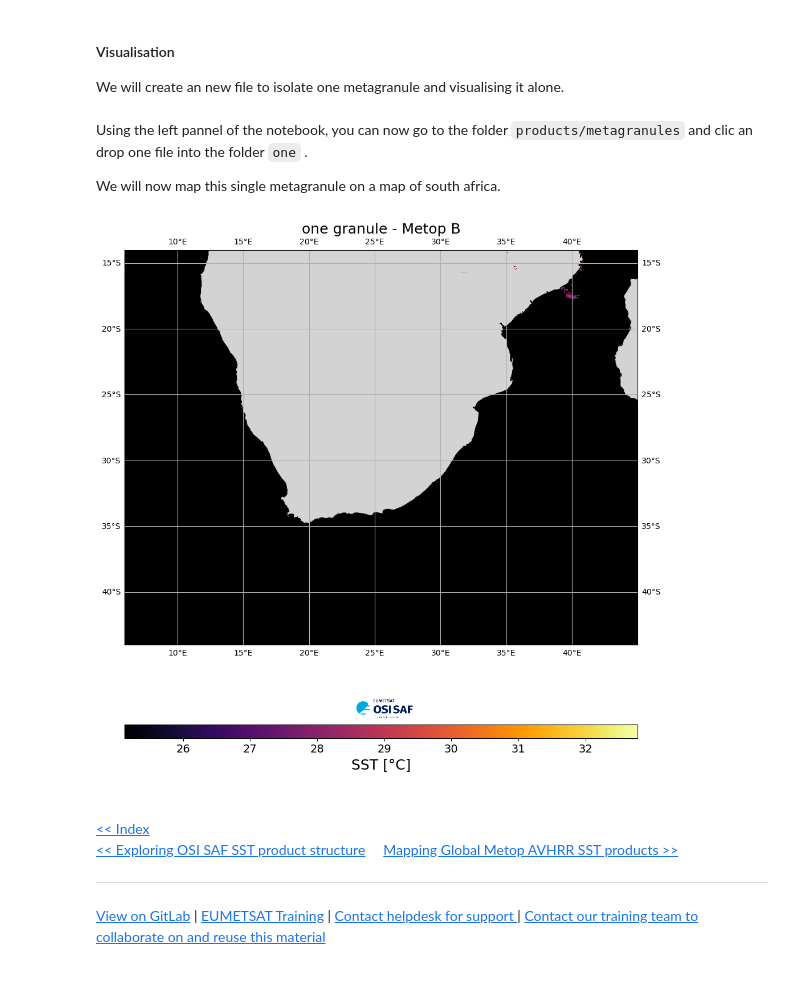
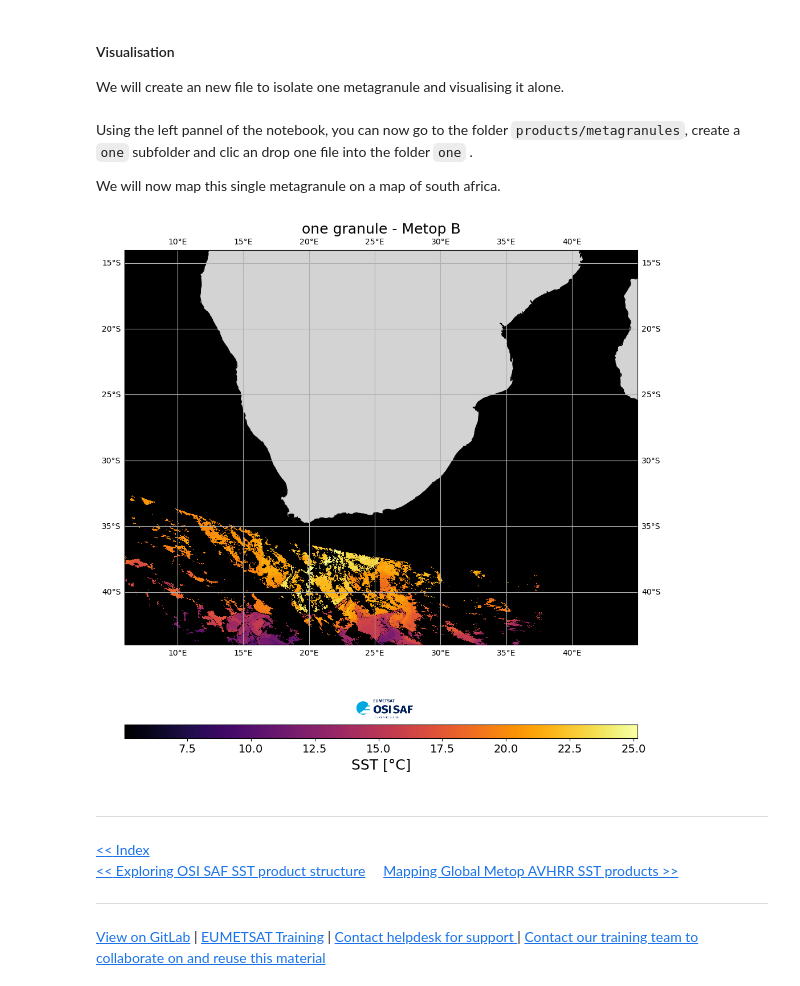
Before and after one commit to eumetsat/learn-osi-saf-sst, a Jupyter notebook: 1_OSI_SAF_sst_introductory/1_3a_OSI_SAF_SST_mapping_Metop_Metagranules.ipynb, the cells around one changed output. Saved outputs shown, nothing was run; the diff lists cells and outputs as text; code cells hidden in the pictures.

```diff
--- a/1_OSI_SAF_sst_introductory/1_3a_OSI_SAF_SST_mapping_Metop_Metagranules.ipynb
+++ b/1_OSI_SAF_sst_introductory/1_3a_OSI_SAF_SST_mapping_Metop_Metagranules.ipynb
@@ -122,7 +123,7 @@ def mapping_sst(dir, output_projection, cmap, ax=None, title="", region=None):
     # open and plot data
     for filename in os.listdir(dir):
         if filename.endswith(".nc"):
-            nc = xr.open_dataset(dir + '/' + filename)
+            nc = xr.open_dataset(os.path.join(dir, filename))
             lat = nc.variables['lat'][:]
             lon = nc.variables['lon'][:]
             sst = nc.variables['sea_surface_temperature'][:]
@@ -171,7 +172,8 @@ def add_colorbar(im, fig, orientation, cmap, discrete=False, extend='neither'):
     else:
         cb = plt.colorbar(im, orientation=orientation, cax=axc, extend=extend)
 
-    logo = plt.imread("../OSISAF_Name_Colour.png")
+    url = "https://gitlab.eumetsat.int/eumetlab/oceans/ocean-training/tools/frameworks/-/raw/main/img/OSISAF_Name_Colour.png"
+    logo = np.array(Image.open(urllib.request.urlopen(url)))
 
     ax.imshow(logo)
     ax.axis('off')
@@ -279,33 +281,32 @@ add_colorbar(im1, fig, orientation="vertical", cmap=cmap)
 #### Visualisation
 We will create an new file to isolate one metagranule and visualising it alone.
 # %%
-download_dir = os.path.join(os.getcwd(), "products/metagranules/one")
-os.makedirs(download_dir, exist_ok=True)
+directory = os.path.join(os.getcwd(), "products", "metagranules", "one")
 # %% [markdown]
-Using  the left pannel of the notebook, you can now go to the folder `products/metagranules` and clic an drop one file into the folder `one` .
+Using  the left pannel of the notebook, you can now go to the folder `products/metagranules`, create a `one` subfolder and clic an drop one file into the folder `one` .
 
 We will now map this single metagranule on a map of south africa.
 # %%
 fig = plt.figure(figsize=(12,12))
 
 # request output projection
 output_projection=ccrs.PlateCarree()
 
 # define axis and title
 title = "one granule - Metop B"
 
 # Mapping sst
-im = mapping_sst('products/metagranules/one/',
+im = mapping_sst(directory,
                  output_projection,
                  cmap,
                  title=title,
                  region=[lon_min,lon_max,lat_min-5,lat_max])
 
 add_colorbar(im, fig, orientation="horizontal", cmap=cmap)
 # %% [output]
-[figure, old version]
+[figure, new version]
 # %% [markdown]
-##
+<hr>
 <a href="../Index.ipynb" target="_blank"><< Index</a>
 <br>
 <a href="./1_2c_OSI_SAF_SST_IST_High_Latitudes_file_structure.ipynb" target="_blank"><< Exploring OSI SAF SST product structure</a>&nbsp;&nbsp;&nbsp;&nbsp;&nbsp;<a href="./1_3b_OSI_SAF_SST_mapping_Global_Metop_SST.ipynb" target="_blank">Mapping Global Metop AVHRR SST products >></a>
```
Also changed, not shown: parts of 4 cells of this notebook, 15 other files.
